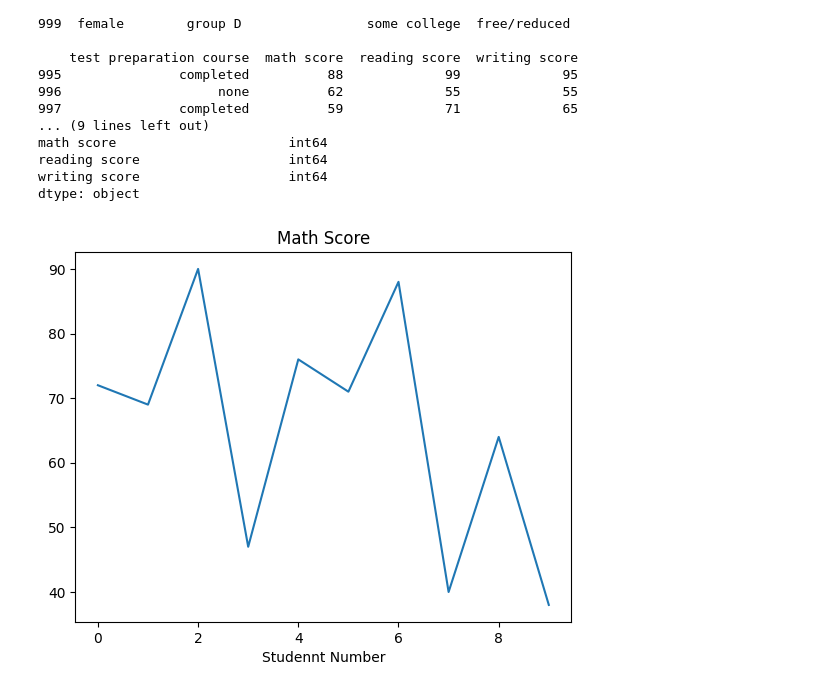
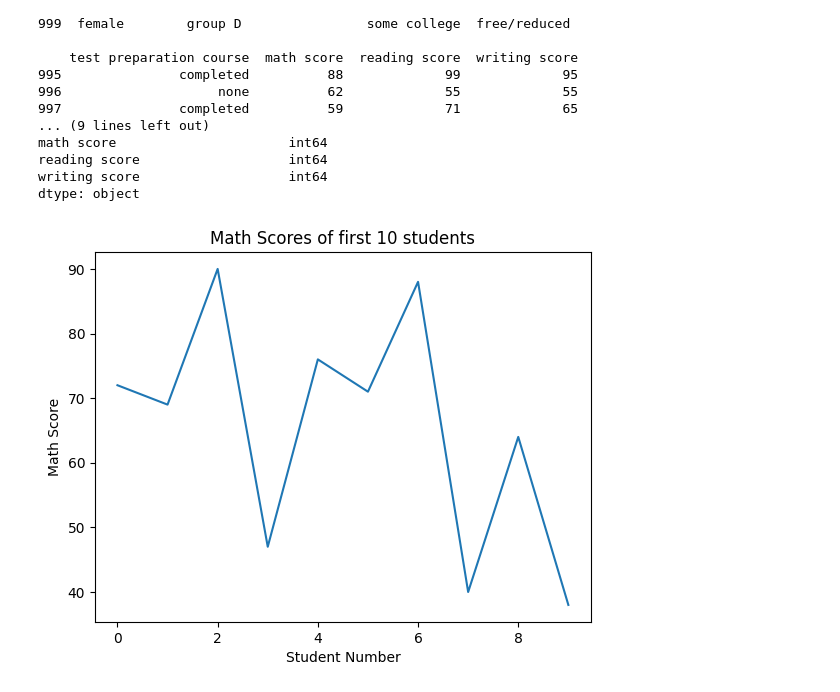
Before and after one commit to Nakib-Nasrullah/Research-Skill, a Jupyter notebook: 6_Matplotlib_and_Seaborn.ipynb, the cells around one changed output. Drawn from its saved outputs; the diff is of its cells as text; code cells hidden in the pictures.

```diff
--- a/6_Matplotlib_and_Seaborn.ipynb
+++ b/6_Matplotlib_and_Seaborn.ipynb
@@ -124,9 +124,9 @@ dtype: object
 # %%
 # Simple line plot: First 10 math scores
 plt.plot(students['math score'].head(10)) # X-axis auto (row numbers)
 plt.title("Math Scores of first 10 students") #Title
-plt.xlabel("Studennt Number") #X label
-plt.title('Math Score') # y lable
+plt.xlabel("Student Number") #X label
+plt.ylabel('Math Score') # y lable
 plt.show() # Show plot
 # %% [output]
-[figure, old version]
+[figure, new version]
```
Also changed, not shown: parts of 1 cell of this notebook.
